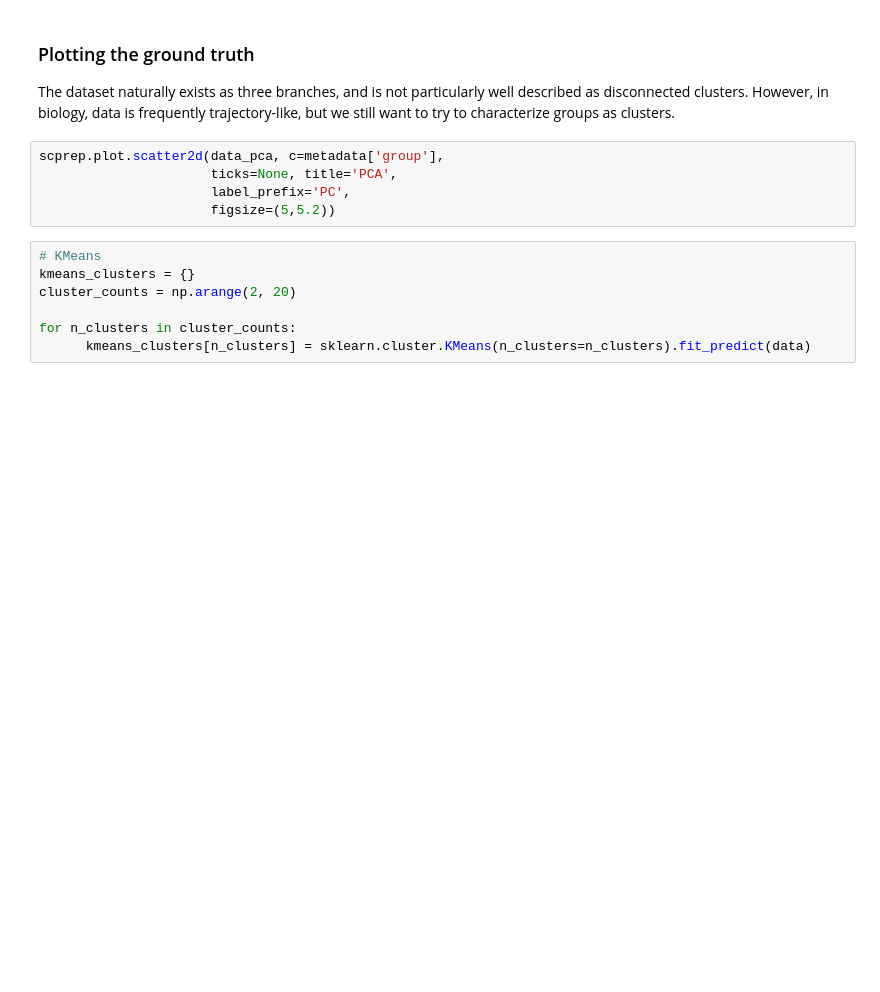
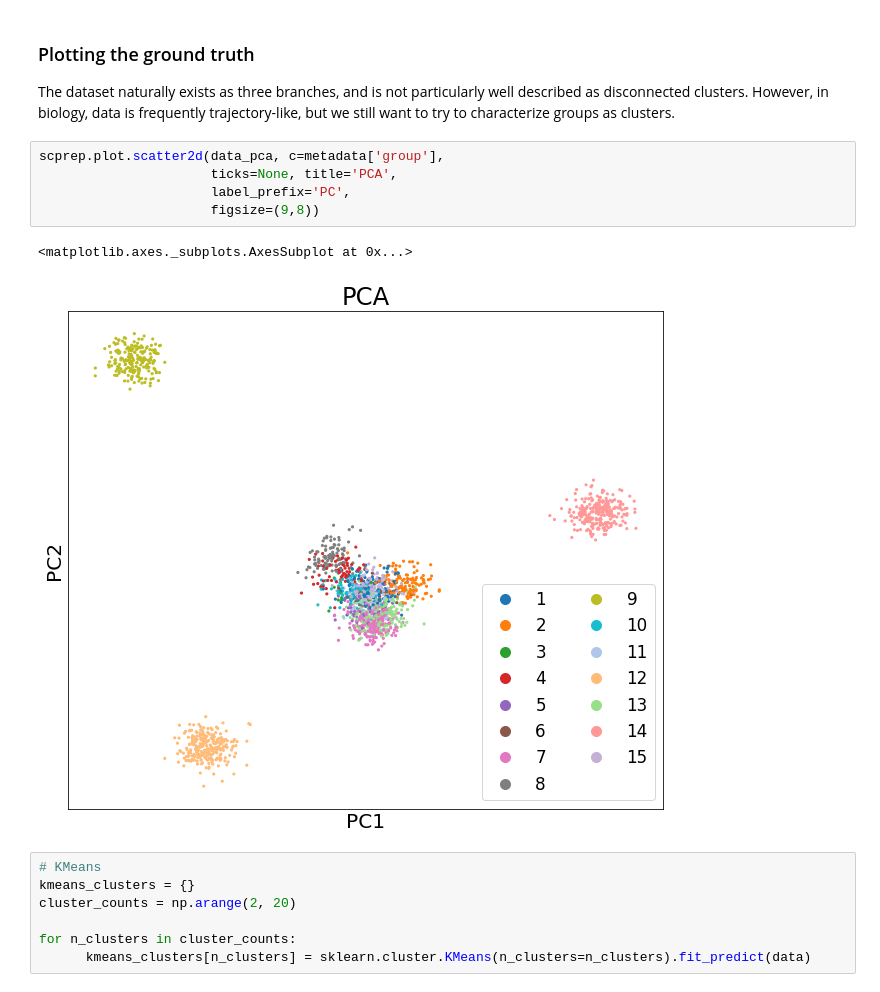
Before and after one commit to vd4mmind/Colab, a Jupyter notebook: Day3_of_00_Advanced_Clustering_toy_data.ipynb, the cells around one changed output. Drawn from its saved outputs; the diff is of its cells as text; blank space fills up the shorter version.

```diff
--- a/Day3_of_00_Advanced_Clustering_toy_data.ipynb
+++ b/Day3_of_00_Advanced_Clustering_toy_data.ipynb
@@ -437,8 +437,11 @@ The dataset naturally exists as three branches, and is not particularly well des
 # %%
 scprep.plot.scatter2d(data_pca, c=metadata['group'],
                       ticks=None, title='PCA',
                       label_prefix='PC',
-                      figsize=(5,5.2))
+                      figsize=(9,8))
+# %% [output]
+<matplotlib.axes._subplots.AxesSubplot at 0x...>
+[figure, added]
 # %%
 # KMeans
 kmeans_clusters = {}
```
Also changed, not shown: parts of 2 cells of this notebook.
